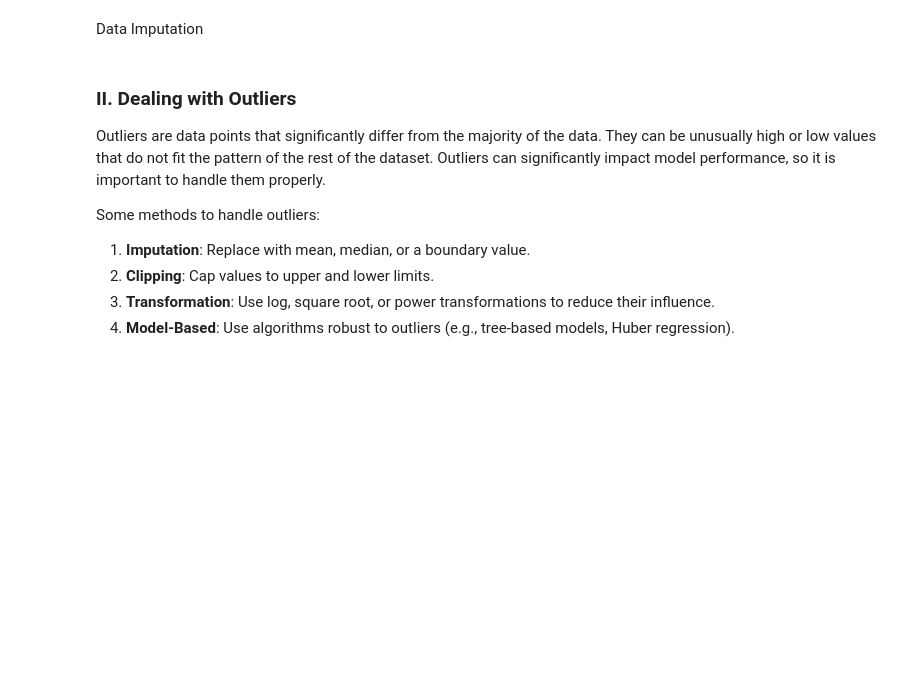
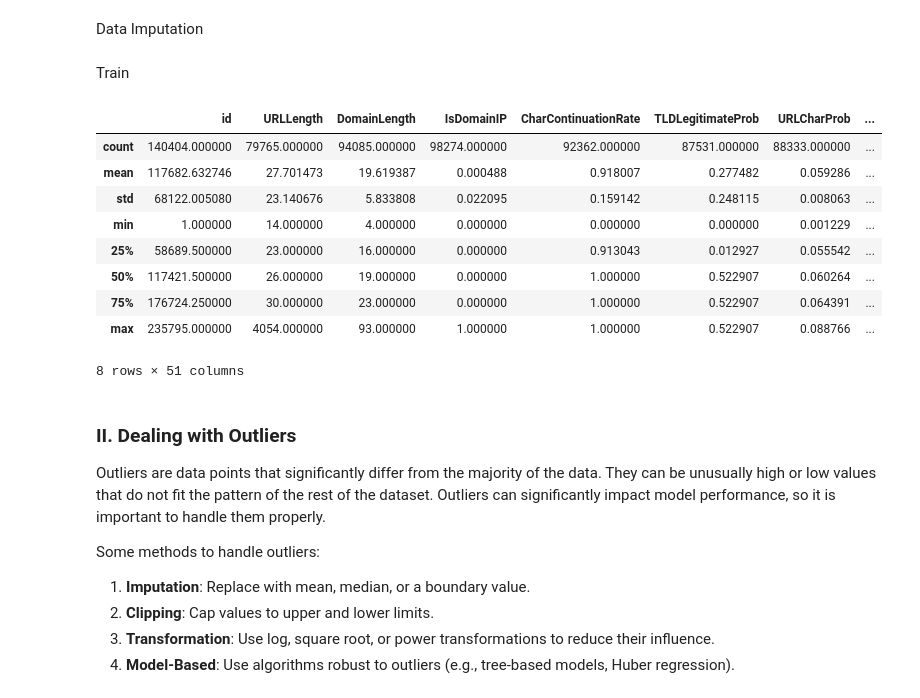
Before and after one commit to MickyV18/Tubes2-DAI, a Jupyter notebook: IF3070_DAI___Tugas_Besar_2_Notebook_Template___Utama.ipynb, the cells around one changed output. Saved outputs shown, nothing was run; the diff lists cells and outputs as text; code cells hidden in the pictures; blank space fills up the shorter version.

```diff
--- a/IF3070_DAI___Tugas_Besar_2_Notebook_Template___Utama.ipynb
+++ b/IF3070_DAI___Tugas_Besar_2_Notebook_Template___Utama.ipynb
@@ -35 +34,3 @@ df.head()
+# %%
+test_df = pd.read_csv('https://gist.githubusercontent.com/RunningPie/62a453218bd691c00d695f4d1fa05f38/raw/b9214382e6007dd6e267d7693e400e36c0fe4d77/test.csv')
 # %%
@@ -41,3 +40,6 @@ df = df.drop(columns=['FILENAME'])
+# %%
+train_df = train_df.drop(columns=['FILENAME'])
+test_df = test_df.drop(columns=['FILENAME'])
 # %%
 categorical = ['TLD',  'Title', 'Domain','URL',  'IsDomainIP', 'HasObfuscation', 'IsHTTPS', 'HasTitle', 'HasFavicon', 'Robots', 'IsResponsive', 'HasDescription', 'HasExternalFormSubmit', 'HasSocialNet', 'HasSubmitButton', 'HasHiddenFields', 'HasPasswordField', 'Bank', 'Pay', 'Crypto', 'HasCopyrightInfo']
 
@@ -124,6 +126,8 @@ print("Persentase missing values:")
 print(missing_percent)
 # %% [markdown]
 Data Imputation
+# %% [markdown]
+Train
 # %%
 # Assign url dengan modus ketika tidak ada Domain dan IsHTTPS
 if 'URL' in train_set.columns:
@@ -436,3 +438,16 @@ df.describe()
+# %%
+test_df
+# %% [output]
+|  | id | URLLength | DomainLength | IsDomainIP | CharContinuationRate | TLDLegitimateProb | URLCharProb | ... |
+| count | 140404.000000 | 79765.000000 | 94085.000000 | 98274.000000 | 92362.000000 | 87531.000000 | 88333.000000 | ... |
+| mean | 117682.632746 | 27.701473 | 19.619387 | 0.000488 | 0.918007 | 0.277482 | 0.059286 | ... |
+| std | 68122.005080 | 23.140676 | 5.833808 | 0.022095 | 0.159142 | 0.248115 | 0.008063 | ... |
+| min | 1.000000 | 14.000000 | 4.000000 | 0.000000 | 0.000000 | 0.000000 | 0.001229 | ... |
+| 25% | 58689.500000 | 23.000000 | 16.000000 | 0.000000 | 0.913043 | 0.012927 | 0.055542 | ... |
+| 50% | 117421.500000 | 26.000000 | 19.000000 | 0.000000 | 1.000000 | 0.522907 | 0.060264 | ... |
+| 75% | 176724.250000 | 30.000000 | 23.000000 | 0.000000 | 1.000000 | 0.522907 | 0.064391 | ... |
+| max | 235795.000000 | 4054.000000 | 93.000000 | 1.000000 | 1.000000 | 0.522907 | 0.088766 | ... |
+8 rows × 51 columns
 # %% [markdown]
 ### II. Dealing with Outliers
 
```
Also changed, not shown: parts of 8 cells of this notebook.
